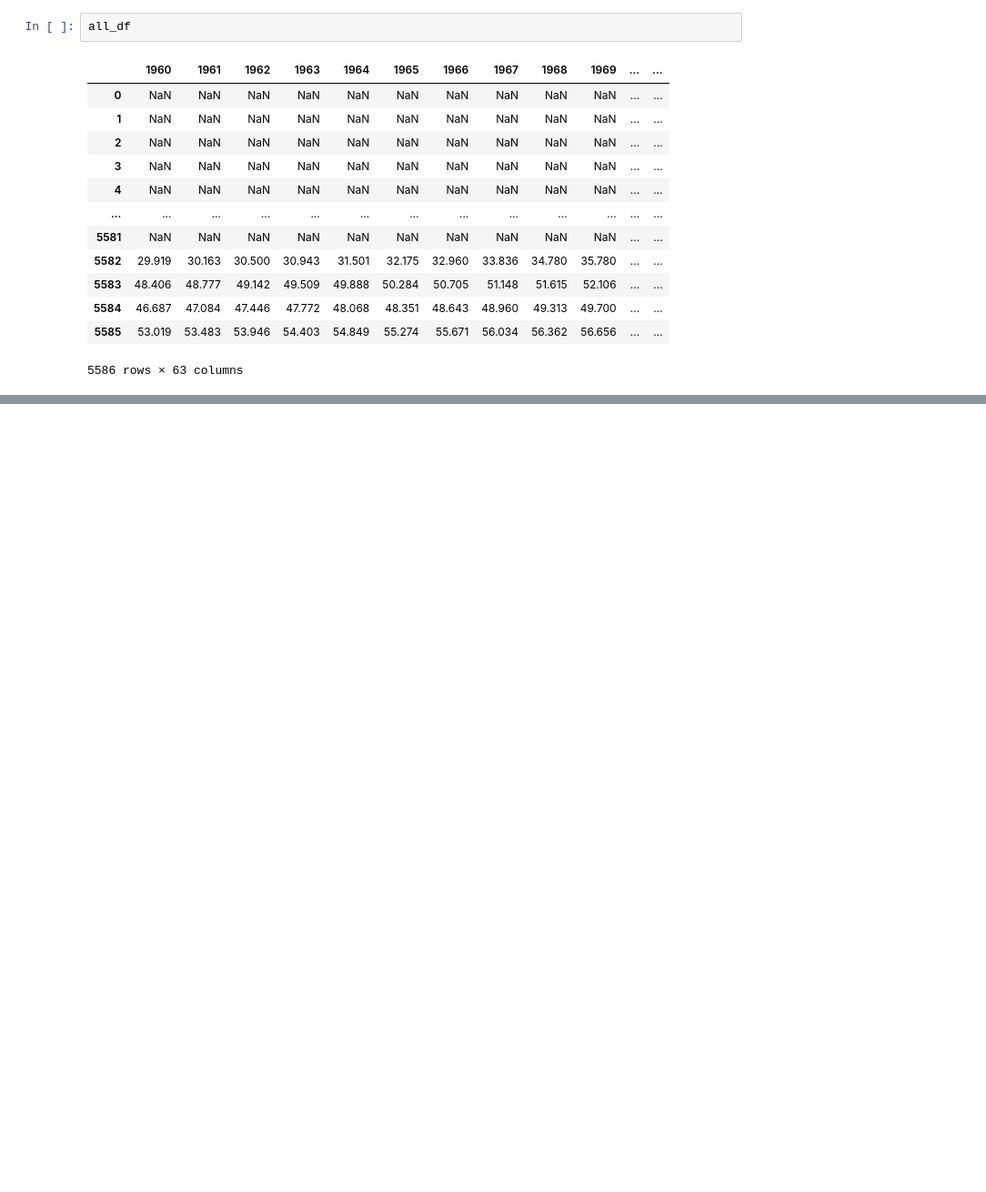
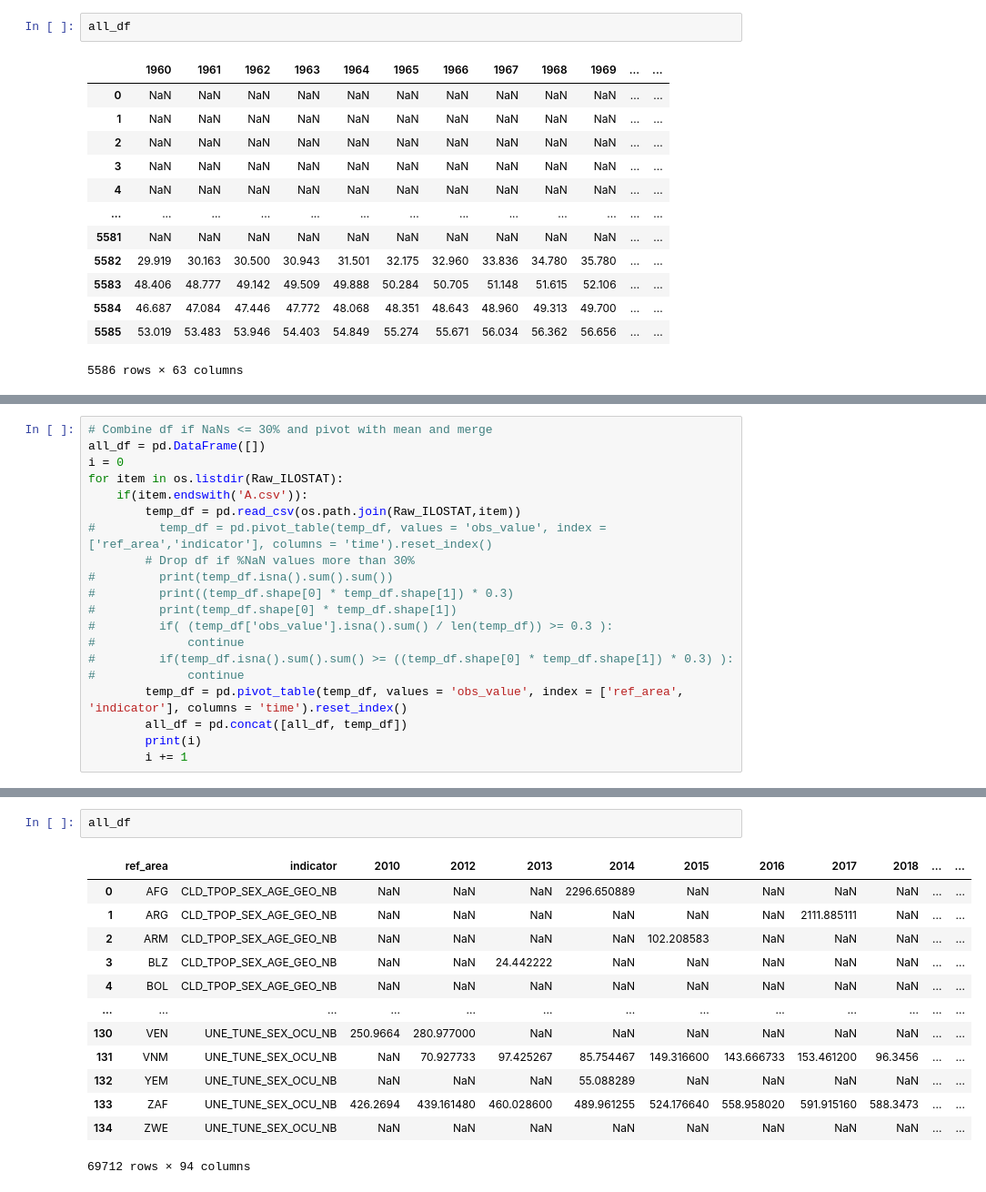
Before and after one commit to gridsusc/mindspark-4-team-no-free-lunch, a Jupyter notebook: MindSpark.ipynb, the cells around one changed output, grey strips where cells are left out. Shown at 91% size. Cells and saved outputs as stored; diff of their text form; blank space fills up the shorter version.

```diff
--- a/MindSpark.ipynb
+++ b/MindSpark.ipynb
@@ -80,0 +157,20 @@ all_df
+# %%
+# Combine df if NaNs <= 30% and pivot with mean and merge
+all_df = pd.DataFrame([])
+i = 0
+for item in os.listdir(Raw_ILOSTAT):
+    if(item.endswith('A.csv')):
+        temp_df = pd.read_csv(os.path.join(Raw_ILOSTAT,item))
+#         temp_df = pd.pivot_table(temp_df, values = 'obs_value', index = ['ref_area','indicator'], columns = 'time').reset_index()
+        # Drop df if %NaN values more than 30%
+#         print(temp_df.isna().sum().sum())
+#         print((temp_df.shape[0] * temp_df.shape[1]) * 0.3)
+#         print(temp_df.shape[0] * temp_df.shape[1])
+#         if( (temp_df['obs_value'].isna().sum() / len(temp_df)) >= 0.3 ):
+#             continue
+#         if(temp_df.isna().sum().sum() >= ((temp_df.shape[0] * temp_df.shape[1]) * 0.3) ):
+#             continue
+        temp_df = pd.pivot_table(temp_df, values = 'obs_value', index = ['ref_area', 'indicator'], columns = 'time').reset_index()
+        all_df = pd.concat([all_df, temp_df])
+        print(i)
+        i += 1
@@ -80,0 +195,16 @@ all_df
+# %%
+all_df
+# %% [output]
+|  | ref_area | indicator | 2010 | 2012 | 2013 | 2014 | 2015 | 2016 | 2017 | 2018 | ... | ... |
+| 0 | AFG | CLD_TPOP_SEX_AGE_GEO_NB | NaN | NaN | NaN | 2296.650889 | NaN | NaN | NaN | NaN | ... | ... |
+| 1 | ARG | CLD_TPOP_SEX_AGE_GEO_NB | NaN | NaN | NaN | NaN | NaN | NaN | 2111.885111 | NaN | ... | ... |
+| 2 | ARM | CLD_TPOP_SEX_AGE_GEO_NB | NaN | NaN | NaN | NaN | 102.208583 | NaN | NaN | NaN | ... | ... |
+| 3 | BLZ | CLD_TPOP_SEX_AGE_GEO_NB | NaN | NaN | 24.442222 | NaN | NaN | NaN | NaN | NaN | ... | ... |
+| 4 | BOL | CLD_TPOP_SEX_AGE_GEO_NB | NaN | NaN | NaN | NaN | NaN | NaN | NaN | NaN | ... | ... |
+| ... | ... | ... | ... | ... | ... | ... | ... | ... | ... | ... | ... | ... |
+| 130 | VEN | UNE_TUNE_SEX_OCU_NB | 250.9664 | 280.977000 | NaN | NaN | NaN | NaN | NaN | NaN | ... | ... |
+| 131 | VNM | UNE_TUNE_SEX_OCU_NB | NaN | 70.927733 | 97.425267 | 85.754467 | 149.316600 | 143.666733 | 153.461200 | 96.3456 | ... | ... |
+| 132 | YEM | UNE_TUNE_SEX_OCU_NB | NaN | NaN | NaN | 55.088289 | NaN | NaN | NaN | NaN | ... | ... |
+| 133 | ZAF | UNE_TUNE_SEX_OCU_NB | 426.2694 | 439.161480 | 460.028600 | 489.961255 | 524.176640 | 558.958020 | 591.915160 | 588.3473 | ... | ... |
+| 134 | ZWE | UNE_TUNE_SEX_OCU_NB | NaN | NaN | NaN | NaN | NaN | NaN | NaN | NaN | ... | ... |
+69712 rows × 94 columns
```
Also changed, not shown: parts of 19 cells of this notebook, 1 other file.
